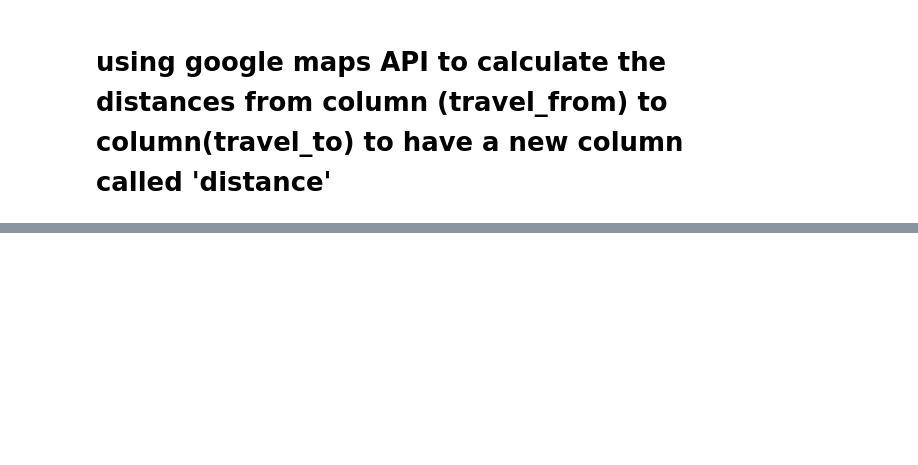
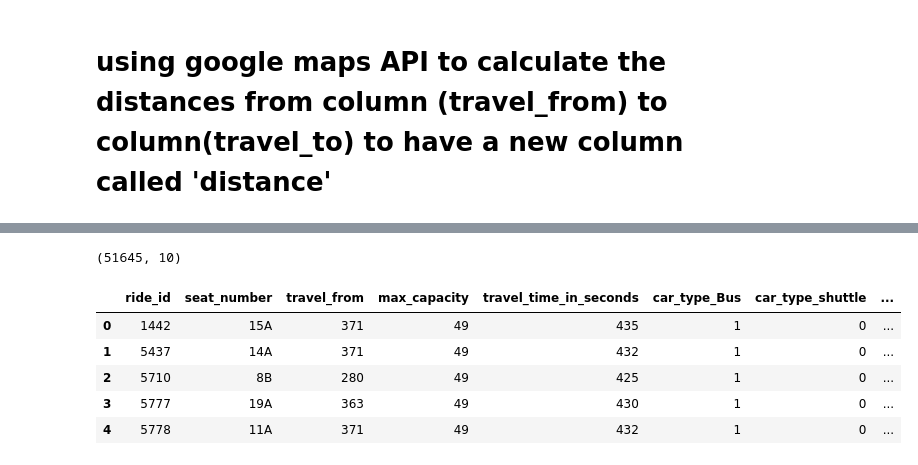
Before and after one commit to elishatofunmi/data-science-preview, a Jupyter notebook: Traffic Jam Predicting People's Movement into Nairobi $12,000 USD/preprocess data.ipynb, the cells around one changed output, grey strips where cells are left out. Drawn from its saved outputs; the diff is of its cells as text; code cells hidden in the pictures; blank space fills up the shorter version.

```diff
--- a/Traffic Jam Predicting People's Movement into Nairobi $12,000 USD/preprocess data.ipynb
+++ b/Traffic Jam Predicting People's Movement into Nairobi $12,000 USD/preprocess data.ipynb
@@ -299,0 +371,17 @@ f.close()
+# %%
+distance_matrix = {'Awendo': 350, 'Homa Bay': 363, 'Kehancha': 377, 'Kendu bay': 346,
+                  'Keroka':280, 'Keumbu':294, 'Kijauri':270, 'Kisii': 306, 'Mbita': 400,
+                  'Migori': 371, 'Ndhiwa': 370, 'Nyachenge': 325,'Oyugis': 331, 'Rongo':331, 'Rodi': 30,
+                  'Sirare': 15, 'Sori': 10027}
+
+
+def apply_distance_matrix(key):
+    value = int()
+    if key in distance_matrix.keys():
+        value = distance_matrix[key]
+    else:
+        pass
+    return value
+
+
+final = drop_travel_date_data['travel_from'].apply(apply_distance_matrix)
@@ -299,0 +502,16 @@ f.close()
+# %%
+drop_travel_date_data['travel_from'] = final
+data = drop_travel_date_data.drop('travel_to', axis = 1)
+# %%
+data.shape
+# %% [output]
+(51645, 10)
+# %%
+data.head()
+# %% [output]
+|  | ride_id | seat_number | travel_from | max_capacity | travel_time_in_seconds | car_type_Bus | car_type_shuttle | ... |
+| 0 | 1442 | 15A | 371 | 49 | 435 | 1 | 0 | ... |
+| 1 | 5437 | 14A | 371 | 49 | 432 | 1 | 0 | ... |
+| 2 | 5710 | 8B | 280 | 49 | 425 | 1 | 0 | ... |
+| 3 | 5777 | 19A | 363 | 49 | 430 | 1 | 0 | ... |
+| 4 | 5778 | 11A | 371 | 49 | 432 | 1 | 0 | ... |
```
Also changed, not shown: parts of 24 cells of this notebook, 3 other files.
